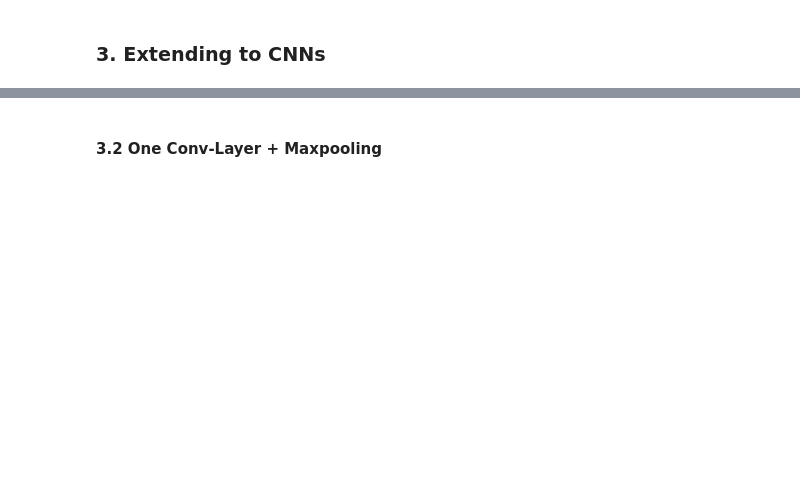
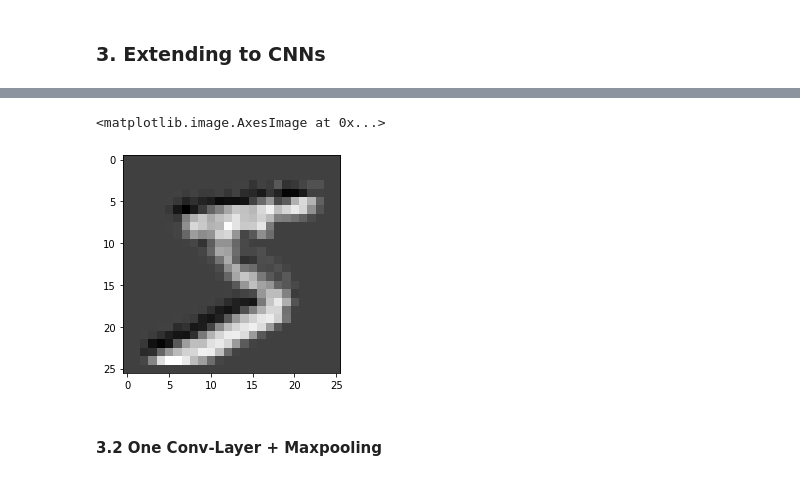
Before and after one commit to fabiodemo/Deep-Learning-CV-CNN-TL, a Jupyter notebook: cnn_implementation.ipynb, the cells around one changed output, grey strips where cells are left out. Saved outputs shown, nothing was run; the diff lists cells and outputs as text; code cells hidden in the pictures; blank space fills up the shorter version.

```diff
--- a/cnn_implementation.ipynb
+++ b/cnn_implementation.ipynb
@@ -297,0 +296,2 @@ The analog architecture that is going to be used is:
+# %%
+conv = Conv2D(1, kernel_size=(3, 3))
@@ -297,0 +302,4 @@ The analog architecture that is going to be used is:
+# %%
+x = X_train_norm[0].reshape(1, 28, 28, 1)
+# %%
+new_x = conv(x)
@@ -298,3 +315,10 @@ The analog architecture that is going to be used is:
+# %%
+new_x = new_x.numpy().reshape(26, 26)
+# %%
+plt.imshow(new_x, cmap='gray')
+# %% [output]
+<matplotlib.image.AxesImage at 0x...>
+[figure, added]
 # %% [markdown]
 
 #### 3.2 One Conv-Layer + Maxpooling
```
Also changed, not shown: parts of 43 cells of this notebook.
